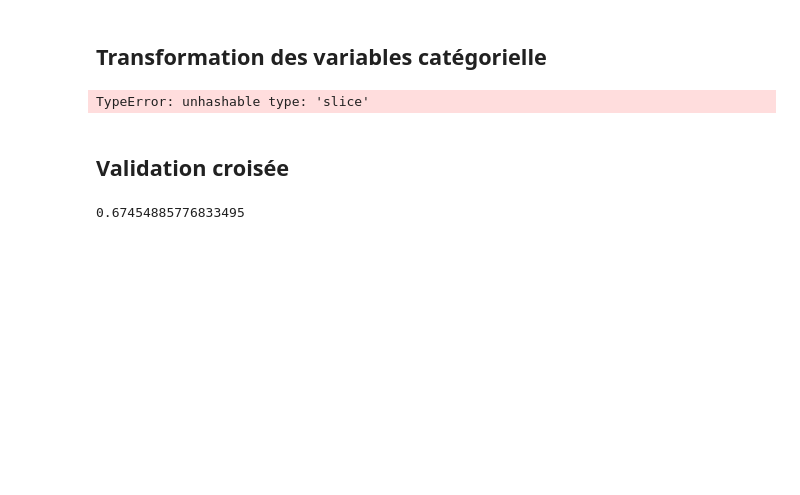
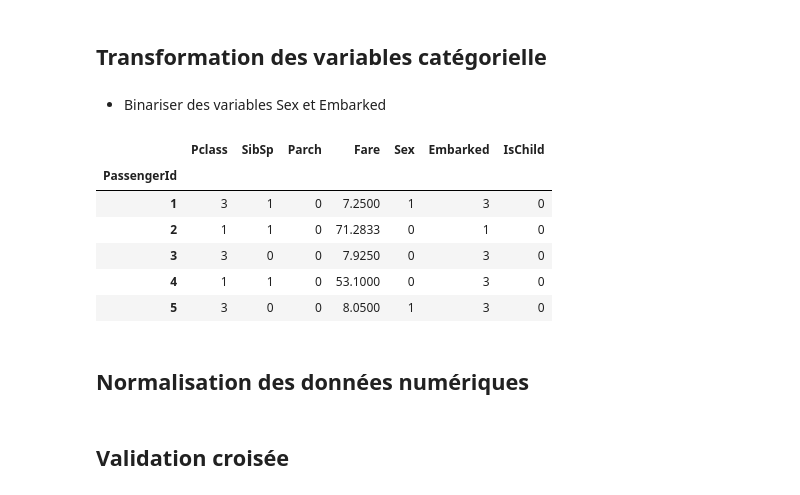
Before and after one commit to matthieuMoisson/titanic, a Jupyter notebook: PYTHON/Titanic.ipynb, the cells around one changed output. Saved outputs shown, nothing was run; the diff lists cells and outputs as text; code cells hidden in the pictures; blank space fills up the shorter version.

```diff
--- a/PYTHON/Titanic.ipynb
+++ b/PYTHON/Titanic.ipynb
@@ -40,5 +44,5 @@ col_label = 0
 # %%
-def parse_model_0(X) :
+def parse_model_0(X, col) :
     target = X.Survived
-    X = X[col_num]
+    X = X[col]
     return X, target
@@ -77,12 +77,25 @@ for col in col_num:
 # %% [markdown]
 ## Transformation des variables catégorielle
-# %%
-X_cat = np.copy(X[:,col_cat])
-for col_id in range(len(col_cat)):
-    unique_val, val_idx = np.unique(X_cat[:, col_id], return_inverse=True)
-    X_cat[:, col_id] = val_idx
-
-imp_cat = Imputer(missing_values=0, strategy='most_frequent')
-X_cat[:, range(5)] = imp_cat.fit_transform(X_cat[:, range(5)])
-# %% [output]
-TypeError: unhashable type: 'slice'
+# %%
+col_num = ['Pclass','SibSp','Parch','Fare','Sex','Embarked']
+col_cat = ['Name','Ticket','Cabin','Age']
+# %% [markdown]
+* Binariser des variables Sex et Embarked
+# %%
+X_num, y = parse_model_0(train.copy(),col_num)
+X_cat, y = parse_model_0(train.copy(),col_cat)
+X_num.Sex.replace(['male', 'female'], [1, 0], inplace=True)
+X_num.Embarked.replace(['C', 'Q', 'S'], [1,2,3], inplace=True)
+X_num['IsChild'] = X_cat.Age < 10
+X_num.IsChild.replace([False, True], [0,1], inplace=True)
+X_num.head(5)
+# %% [output]
+|  | Pclass | SibSp | Parch | Fare | Sex | Embarked | IsChild |
+| PassengerId |  |  |  |  |  |  |  |
+| 1 | 3 | 1 | 0 | 7.2500 | 1 | 3 | 0 |
+| 2 | 1 | 1 | 0 | 71.2833 | 0 | 1 | 0 |
+| 3 | 3 | 0 | 0 | 7.9250 | 0 | 3 | 0 |
+| 4 | 1 | 1 | 0 | 53.1000 | 0 | 3 | 0 |
+| 5 | 3 | 0 | 0 | 8.0500 | 1 | 3 | 0 |
+# %% [markdown]
+## Normalisation des données numériques
@@ -95,5 +113,0 @@ def compute_score(clf, X, y):
-# %%
-lr = LogisticRegression()
-compute_score(lr, X, y)
-# %% [output]
-0.67454885776833495
```
Also changed, not shown: parts of 13 cells of this notebook, 6 other files.
